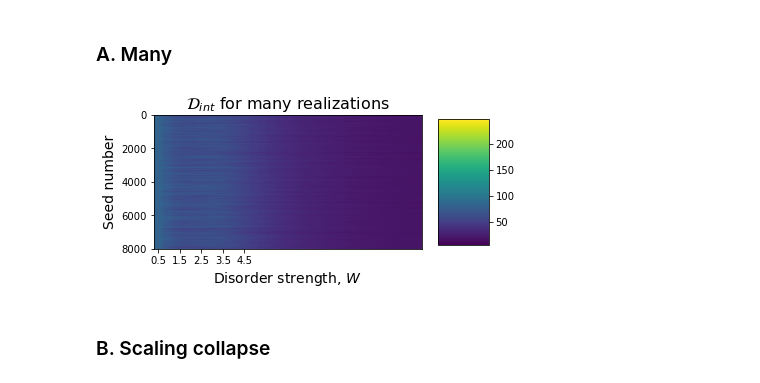
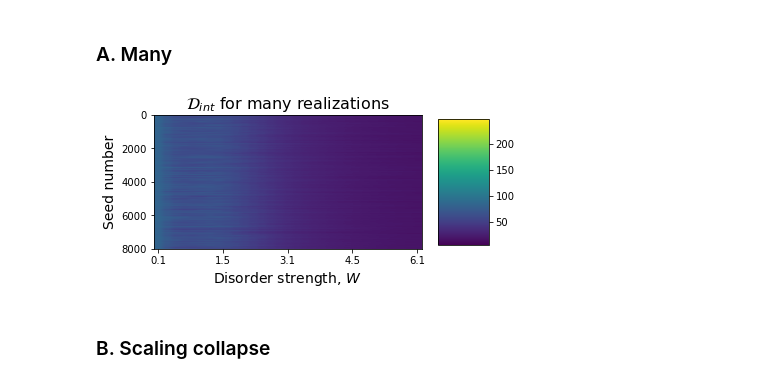
Before and after one commit to tonton-golio/mbl-intrinsicDim, a Jupyter notebook: IDMBL.ipynb, the cells around one changed output. Drawn from its saved outputs; the diff is of its cells as text; code cells hidden in the pictures.

```diff
--- a/IDMBL.ipynb
+++ b/IDMBL.ipynb
@@ -126,18 +126,19 @@ location_cluster = 'data/cluster/'
 # %%
 filename = location_cluster+'2nn-{}-combined.npy'.format(14)
 data = np.load(filename)
 data
+ws_cluster = np.linspace(0.1,6.1,31)
 plt.imshow(data,
            aspect=.5*data.shape[1]/data.shape[0],cmap = 'viridis', )
 
 plt.colorbar(aspect=2.5)
 plt.title('$\mathcal{D}_{int}$ for many realizations', fontsize=16)
 plt.ylabel('Seed number', fontsize=14)
 plt.xlabel('Disorder strength, $W$', fontsize=14)
-plt.xticks(np.linspace(0,10,5), [ws[2*i] for i in range(5)])
+plt.xticks(np.linspace(0,30,5), [round(ws_cluster[int(7.5*i)],1) for i in range(5)])
 plt.savefig('figures/2nn_many_L14.png', dpi=420)
 # %% [output]
-[figure, old version]
+[figure, new version]
 # %% [markdown]
 ### B. Scaling collapse
 # %%
```
Also changed, not shown: parts of 5 cells of this notebook, 1 other file.
